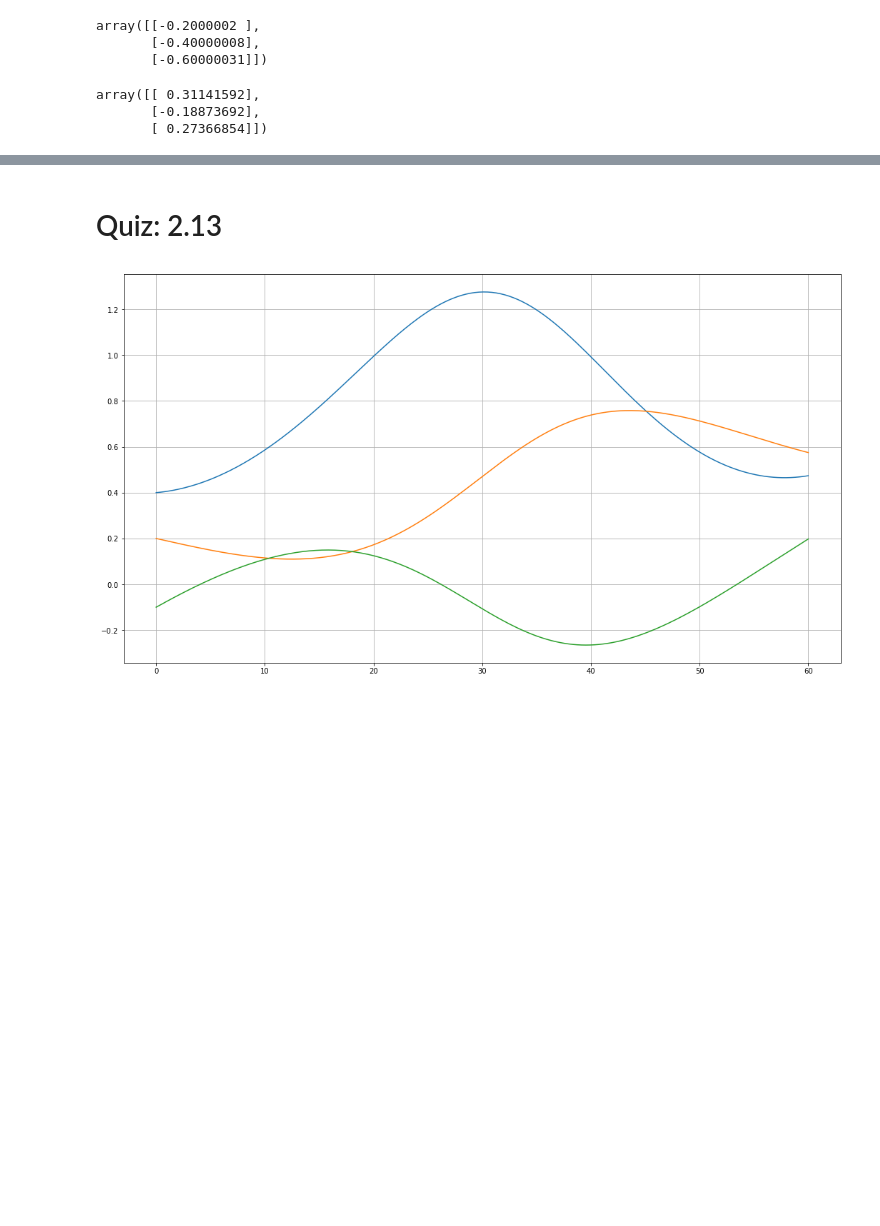
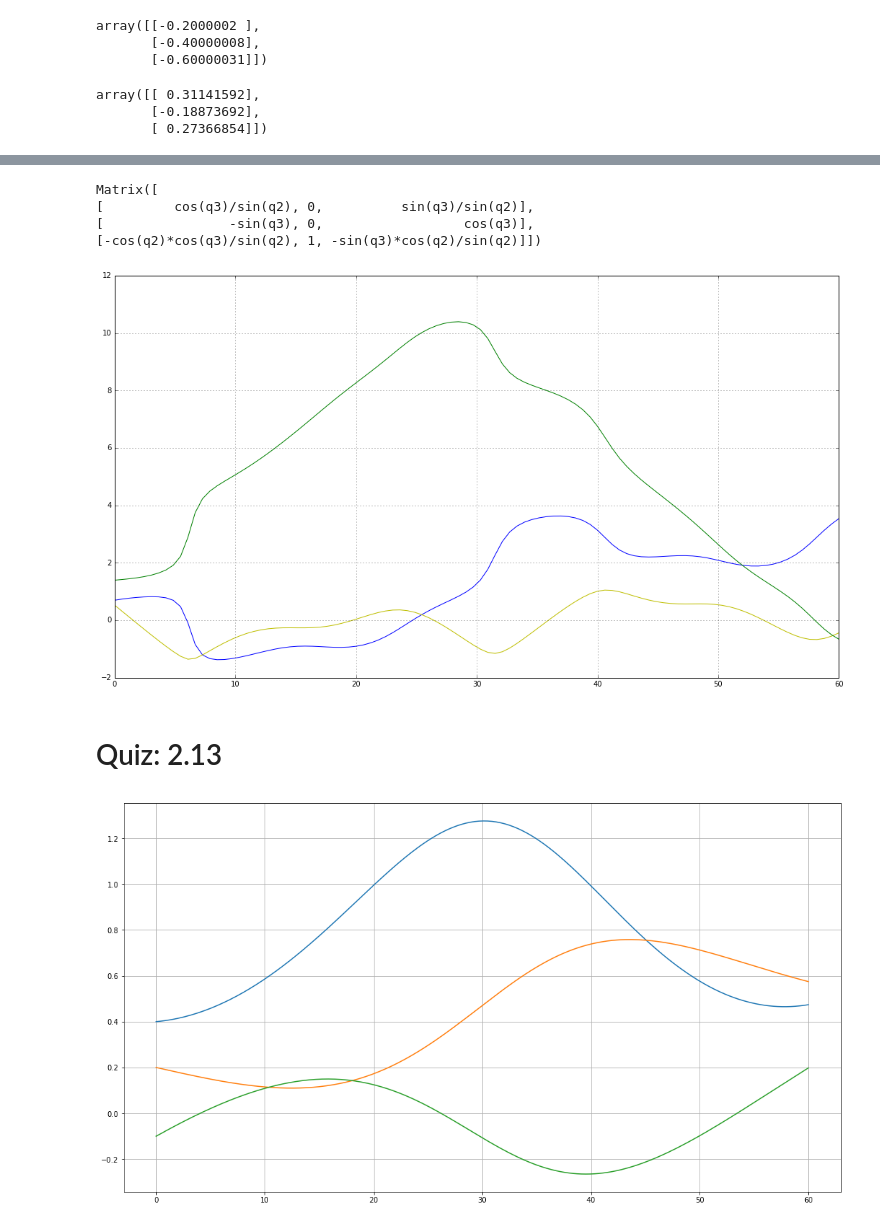
Before and after one commit to JafarAbdi/spacecraft_course, a Jupyter notebook: QuaternionAndDCM.ipynb, the cells around one changed output, grey strips where cells are left out. Drawn from its saved outputs; the diff is of its cells as text; code cells hidden in the pictures; blank space fills up the shorter version.

```diff
--- a/QuaternionAndDCM.ipynb
+++ b/QuaternionAndDCM.ipynb
@@ -234,3 +273,31 @@ array([[ 0.31141592],
+# %%
+NB
+# %% [output]
+Matrix([
+[         cos(q3)/sin(q2), 0,          sin(q3)/sin(q2)],
+[                -sin(q3), 0,                  cos(q3)],
+[-cos(q2)*cos(q3)/sin(q2), 1, -sin(q3)*cos(q2)/sin(q2)]])
+# %%
+# 10 = 0.5 * 20
+def rot(y, t):
+    q1, q2, q3 = y
+    dydt =  [np.deg2rad(20) * (                  (np.sin(q3) / np.cos(q2)) * 0.01  +      (np.cos(q3)/np.cos(q2)) * np.cos(0.1 * t)),
+             np.deg2rad(20) * (                               (np.cos(q3)) * 0.01  +                (-np.sin(q3)) * np.cos(0.1 * t)),
+             np.deg2rad(20) * (np.sin(0.1 * t) + (np.sin(q3) * np.tan(q2)) * 0.01  +    (np.cos(q3) * np.tan(q2)) * np.cos(0.1 * t))]
+    return dydt
+# %%
+y0 = np.deg2rad([40, 30, 80])
+#y0 = [40, 30, 80]
+# %%
+t = np.linspace(0, 60, 100)
+# %%
+sol = odeint(rot, y0, t)
+# %%
+plt.plot(t, sol[:,0], 'b', t, sol[:,1], 'y', t, sol[:,2], 'g')
+plt.grid(true)
+plt.legend(loc='best')
+# %% [output]
+[figure, added]
 # %% [markdown]
 # Quiz: 2.13
 # %%
```
Also changed, not shown: parts of 21 cells of this notebook.
